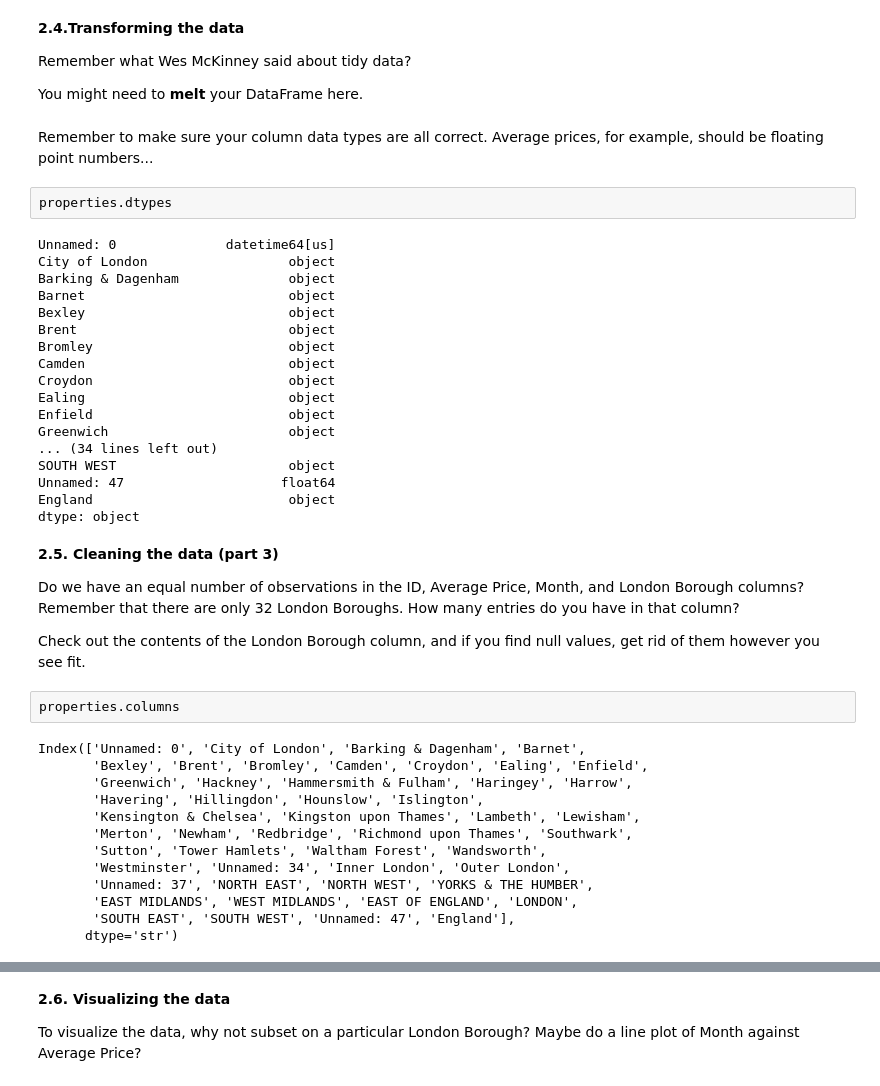
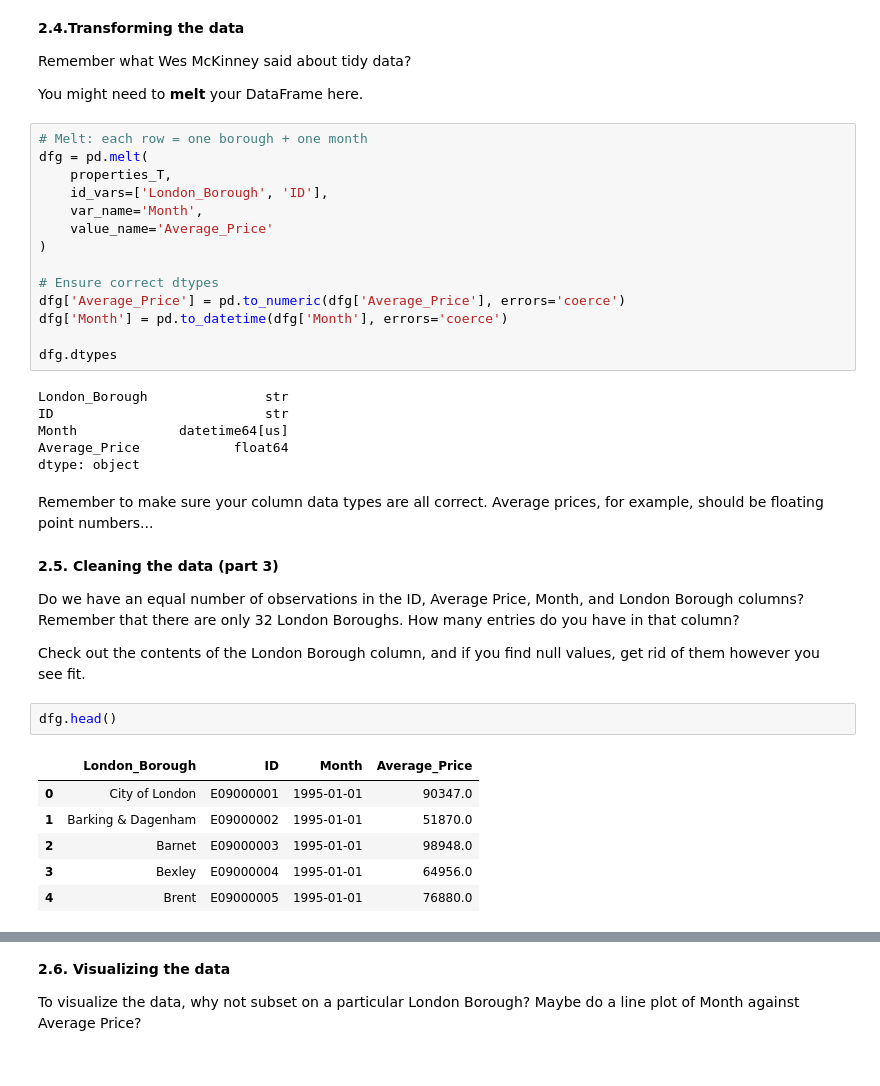
Before and after one commit to thomastruong-ai/Springboard, a Jupyter notebook: Notebooks/Unit 4 Challenge - Tier 3_00.ipynb, the cells around one changed output, grey strips where cells are left out. Drawn from its saved outputs; the diff is of its cells as text.

```diff
--- a/Notebooks/Unit 4 Challenge - Tier 3_00.ipynb
+++ b/Notebooks/Unit 4 Challenge - Tier 3_00.ipynb
@@ -125,46 +125,40 @@ print(properties_T.columns.tolist())
 Remember what Wes McKinney said about tidy data?
 
 You might need to **melt** your DataFrame here.
+# %%
+# Melt: each row = one borough + one month
+dfg = pd.melt(
+    properties_T,
+    id_vars=['London_Borough', 'ID'],
+    var_name='Month',
+    value_name='Average_Price'
+)
+
+# Ensure correct dtypes
+dfg['Average_Price'] = pd.to_numeric(dfg['Average_Price'], errors='coerce')
+dfg['Month'] = pd.to_datetime(dfg['Month'], errors='coerce')
+
+dfg.dtypes
+# %% [output]
+London_Borough               str
+ID                           str
+Month             datetime64[us]
+Average_Price            float64
+dtype: object
 # %% [markdown]
 Remember to make sure your column data types are all correct. Average prices, for example, should be floating point numbers...
-# %%
-properties.dtypes
-# %% [output]
-Unnamed: 0              datetime64[us]
-City of London                  object
-Barking & Dagenham              object
-Barnet                          object
-Bexley                          object
-Brent                           object
-Bromley                         object
-Camden                          object
-Croydon                         object
-Ealing                          object
-Enfield                         object
-Greenwich                       object
-... (34 lines left out)
-SOUTH WEST                      object
-Unnamed: 47                    float64
-England                         object
-dtype: object
 # %% [markdown]
 **2.5. Cleaning the data (part 3)**
 
 Do we have an equal number of observations in the ID, Average Price, Month, and London Borough columns? Remember that there are only 32 London Boroughs. How many entries do you have in that column?
 
 Check out the contents of the London Borough column, and if you find null values, get rid of them however you see fit.
-# %%
-properties.columns
-# %% [output]
-Index(['Unnamed: 0', 'City of London', 'Barking & Dagenham', 'Barnet',
-       'Bexley', 'Brent', 'Bromley', 'Camden', 'Croydon', 'Ealing', 'Enfield',
-       'Greenwich', 'Hackney', 'Hammersmith & Fulham', 'Haringey', 'Harrow',
-       'Havering', 'Hillingdon', 'Hounslow', 'Islington',
-       'Kensington & Chelsea', 'Kingston upon Thames', 'Lambeth', 'Lewisham',
-       'Merton', 'Newham', 'Redbridge', 'Richmond upon Thames', 'Southwark',
-       'Sutton', 'Tower Hamlets', 'Waltham Forest', 'Wandsworth',
-       'Westminster', 'Unnamed: 34', 'Inner London', 'Outer London',
-       'Unnamed: 37', 'NORTH EAST', 'NORTH WEST', 'YORKS & THE HUMBER',
-       'EAST MIDLANDS', 'WEST MIDLANDS', 'EAST OF ENGLAND', 'LONDON',
-       'SOUTH EAST', 'SOUTH WEST', 'Unnamed: 47', 'England'],
-      dtype='str')
+# %%
+dfg.head()
+# %% [output]
+|  | London_Borough | ID | Month | Average_Price |
+| 0 | City of London | E09000001 | 1995-01-01 | 90347.0 |
+| 1 | Barking & Dagenham | E09000002 | 1995-01-01 | 51870.0 |
+| 2 | Barnet | E09000003 | 1995-01-01 | 98948.0 |
+| 3 | Bexley | E09000004 | 1995-01-01 | 64956.0 |
+| 4 | Brent | E09000005 | 1995-01-01 | 76880.0 |
```
Also changed, not shown: parts of 2 cells of this notebook.
